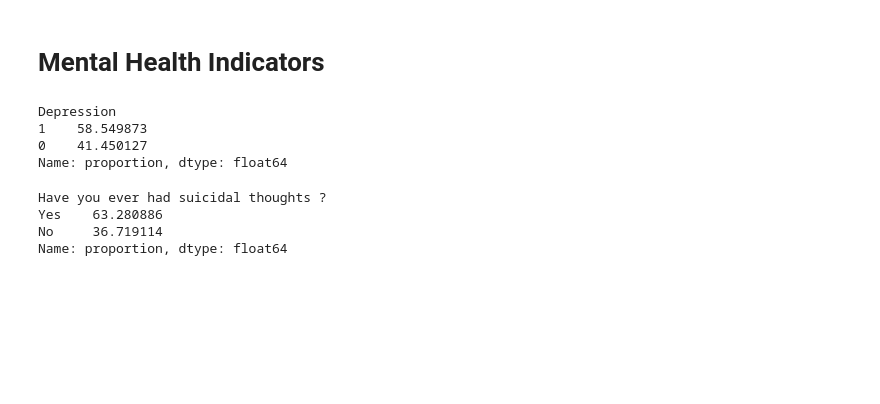
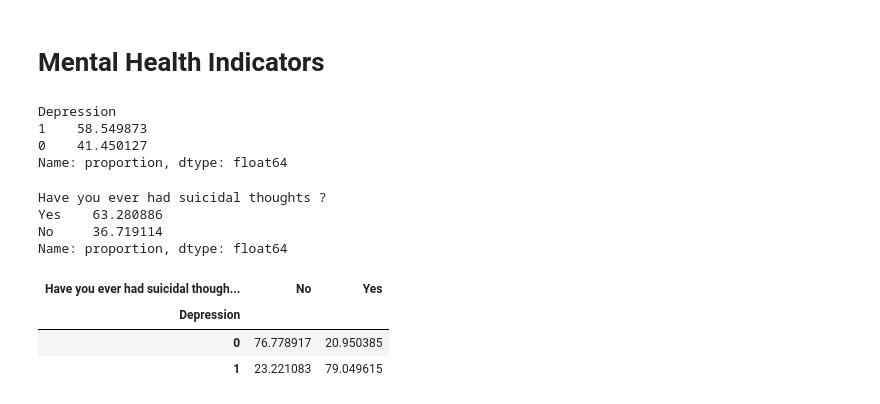
Before and after one commit to arshadziban/Data-Analysis-With-Python, a Jupyter notebook: StudentMind Insights/StudentMind_Insights.ipynb, the cells around one changed output. Cells and saved outputs as stored; diff of their text form; code cells hidden in the pictures; blank space fills up the shorter version.

```diff
--- a/StudentMind Insights/StudentMind_Insights.ipynb
+++ b/StudentMind Insights/StudentMind_Insights.ipynb
@@ -207,3 +207,13 @@ Have you ever had suicidal thoughts ?
 Yes    63.280886
 No     36.719114
 Name: proportion, dtype: float64
+# %%
+# Cross-tabulation: Depression vs. Suicidal thoughts
+crosstab_result = pd.crosstab(df['Depression'], df['Have you ever had suicidal thoughts ?'], normalize='columns') * 100
+# %%
+crosstab_result
+# %% [output]
+| Have you ever had suicidal though... | No | Yes |
+| Depression |  |  |
+| 0 | 76.778917 | 20.950385 |
+| 1 | 23.221083 | 79.049615 |
```
